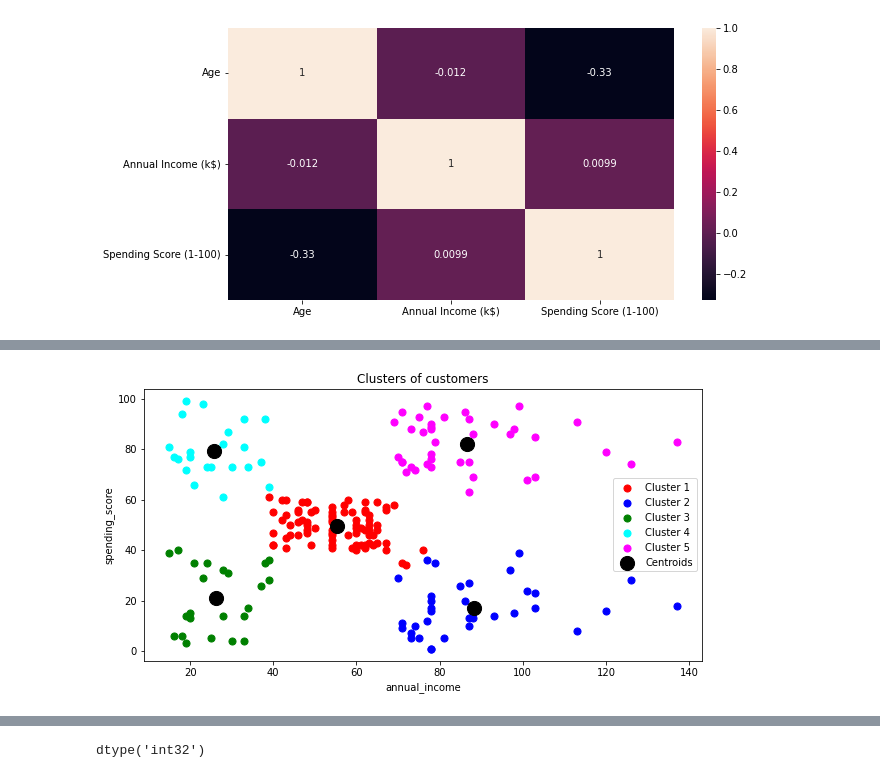
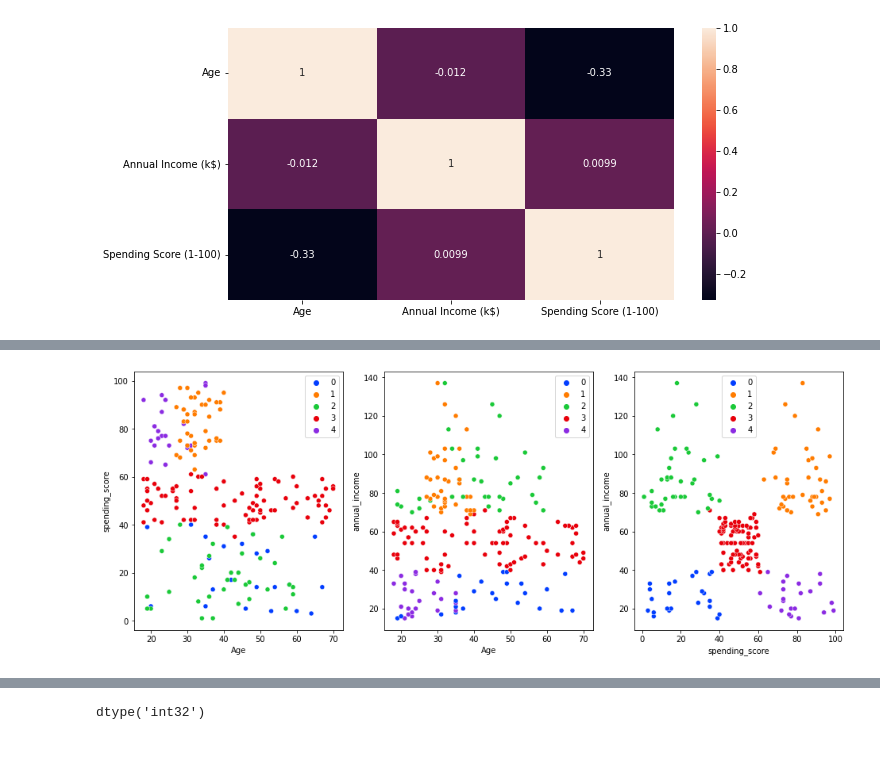
Before and after one commit to dafex301/Clustering-Flask, a Jupyter notebook: model/model.ipynb, the cells around one changed output, grey strips where cells are left out. Saved outputs shown, nothing was run; the diff lists cells and outputs as text; code cells hidden in the pictures; blank space fills up the shorter version.

```diff
--- a/model/model.ipynb
+++ b/model/model.ipynb
@@ -119,18 +115,14 @@ plt.show()
 # Fit the K-Means model with 5 clusters
 kmeans = KMeans(n_clusters=5, init='k-means++', random_state=42)
 y_kmeans = kmeans.fit_predict(df)
-# %%
-# Plot the clusters
-plt.scatter(df[y_kmeans == 0]['annual_income'], df[y_kmeans == 0]['spending_score'], s=50, c='red', label='Cluster 1')
-plt.scatter(df[y_kmeans == 1]['annual_income'], df[y_kmeans == 1]['spending_score'], s=50, c='blue', label='Cluster 2')
-plt.scatter(df[y_kmeans == 2]['annual_income'], df[y_kmeans == 2]['spending_score'], s=50, c='green', label='Cluster 3')
-plt.scatter(df[y_kmeans == 3]['annual_income'], df[y_kmeans == 3]['spending_score'], s=50, c='cyan', label='Cluster 4')
-plt.scatter(df[y_kmeans == 4]['annual_income'], df[y_kmeans == 4]['spending_score'], s=50, c='magenta', label='Cluster 5')
-plt.scatter(kmeans.cluster_centers_[:, 0], kmeans.cluster_centers_[:, 1], s=200, c='black', label='Centroids')
-plt.title('Clusters of customers')
-plt.xlabel('annual_income')
-plt.ylabel('spending_score')
-plt.legend()
-plt.show()
-# %% [output]
-[figure, removed]
+# %%
+# Plot for each 2 columns
+fig, ax = plt.subplots(1, 3, figsize=(16, 6))
+palette = sns.color_palette('bright', 5)
+sns.scatterplot(x='Age', y='spending_score', hue=y_kmeans, palette=palette, data=df, ax=ax[0])
+sns.scatterplot(x='Age', y='annual_income', hue=y_kmeans, palette=palette, data=df, ax=ax[1])
+sns.scatterplot(x='spending_score', y='annual_income', hue=y_kmeans, palette=palette, data=df, ax=ax[2])
+
+plt.show()
+# %% [output]
+[figure, added]
```
Also changed, not shown: parts of 9 cells of this notebook, 1 other file.
